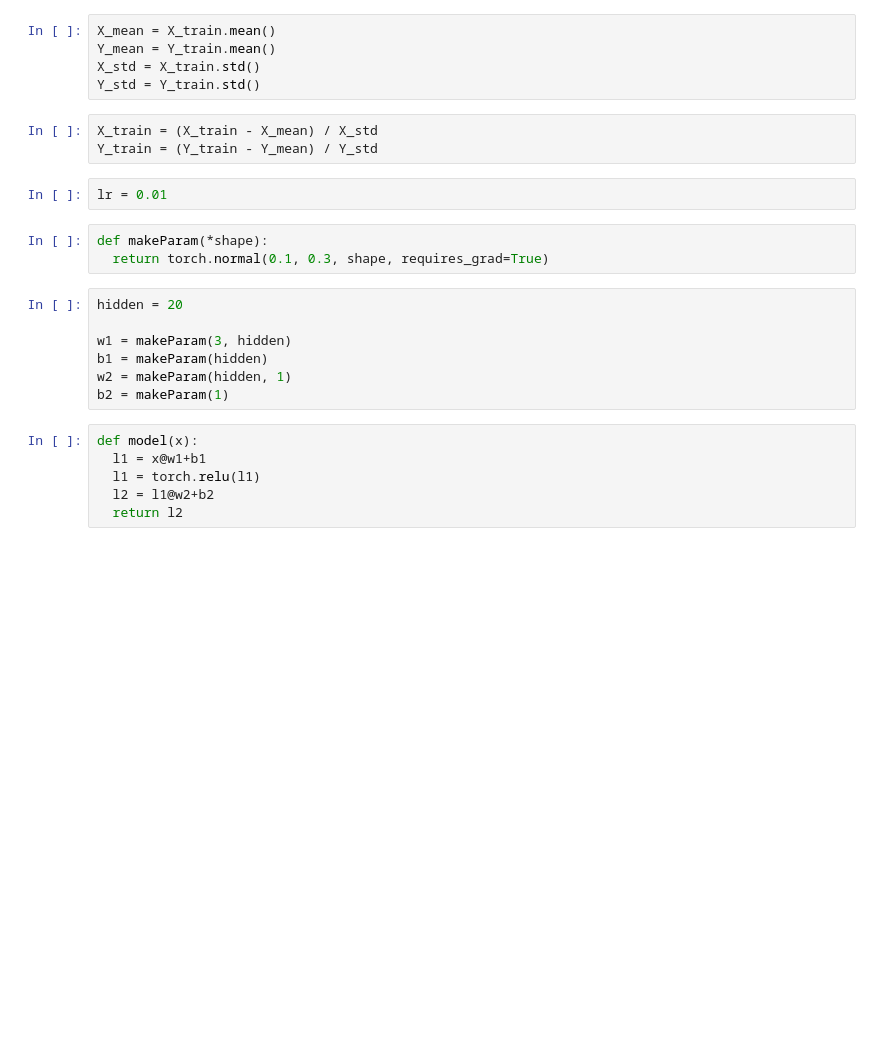
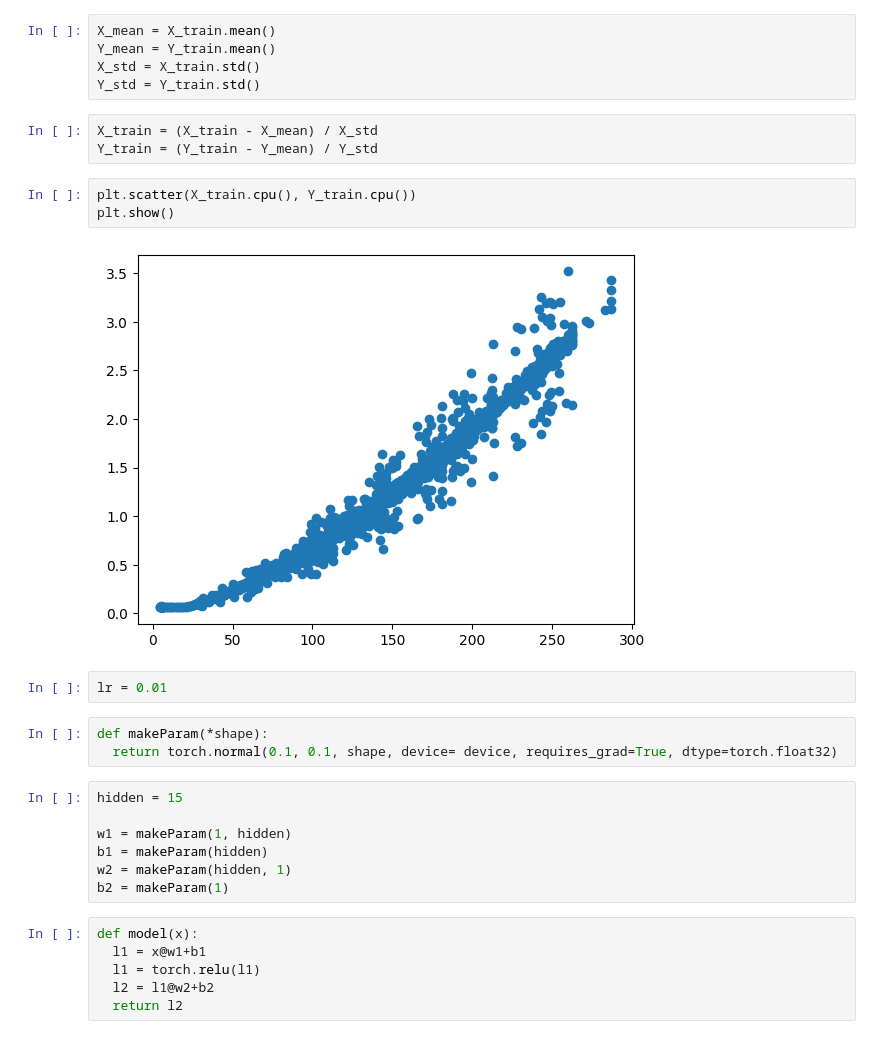
Before and after one commit to adiator/Swerve, a Jupyter notebook: ml_training/Enemy_training.ipynb, the cells around one changed output. Drawn from its saved outputs; the diff is of its cells as text; blank space fills up the shorter version.

```diff
--- a/ml_training/Enemy_training.ipynb
+++ b/ml_training/Enemy_training.ipynb
@@ -28,15 +37,20 @@ Y_std = Y_train.std()
 # %%
 X_train = (X_train - X_mean) / X_std
 Y_train = (Y_train - Y_mean) / Y_std
+# %%
+plt.scatter(X_train.cpu(), Y_train.cpu())
+plt.show()
+# %% [output]
+[figure, added]
 # %%
 lr = 0.01
 # %%
 def makeParam(*shape):
-  return torch.normal(0.1, 0.3, shape, requires_grad=True)
+  return torch.normal(0.1, 0.1, shape, device= device, requires_grad=True, dtype=torch.float32)
 # %%
-hidden = 20
+hidden = 15
 
-w1 = makeParam(3, hidden)
+w1 = makeParam(1, hidden)
 b1 = makeParam(hidden)
 w2 = makeParam(hidden, 1)
 b2 = makeParam(1)
```
Also changed, not shown: parts of 11 cells of this notebook, 3 other files.
